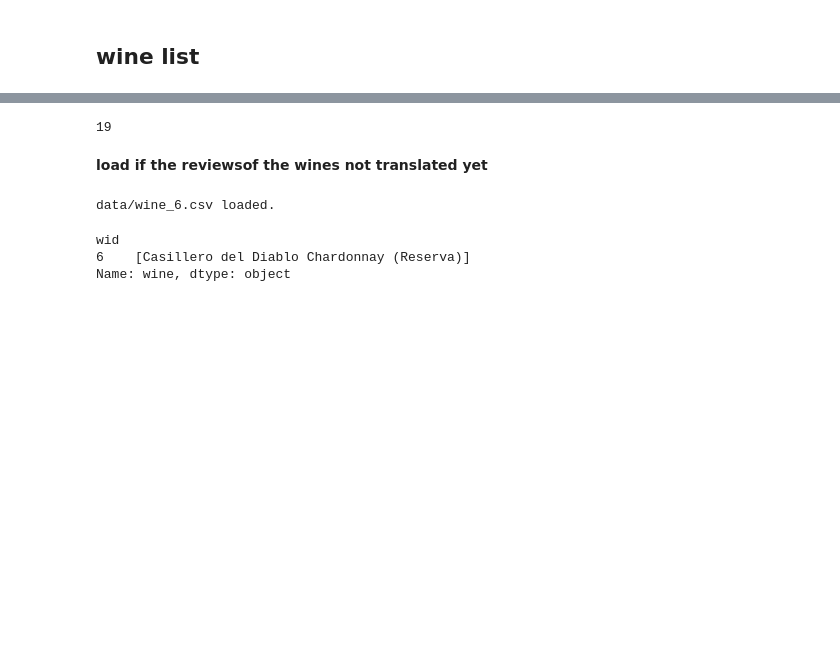
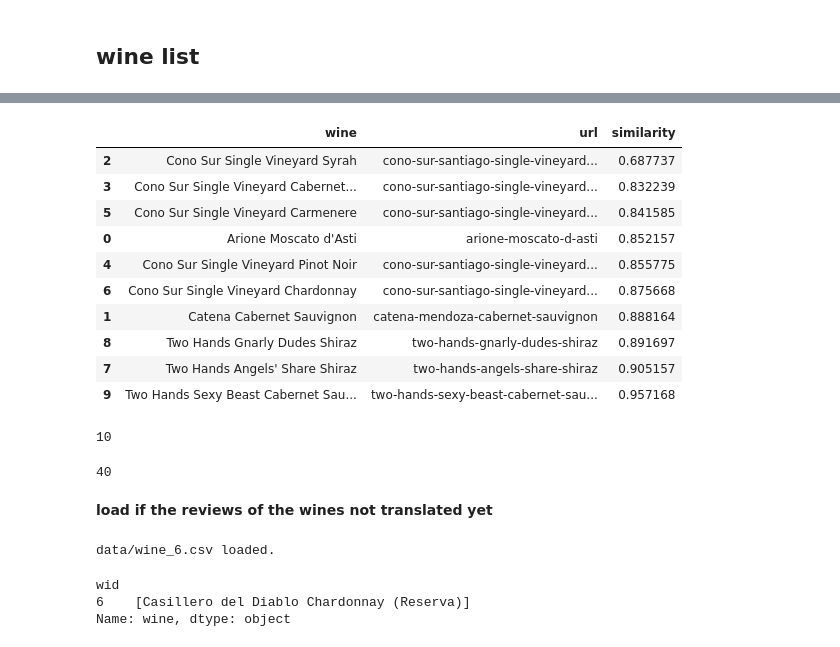
Before and after one commit to lbk209/topic_modeling, a Jupyter notebook: vivino_community_reviews.ipynb, the cells around one changed output, grey strips where cells are left out. Drawn from its saved outputs; the diff is of its cells as text; code cells hidden in the pictures; blank space fills up the shorter version.

```diff
--- a/vivino_community_reviews.ipynb
+++ b/vivino_community_reviews.ipynb
@@ -123,0 +98,15 @@ https://www.vivino.com/bread-and-butter-cabernet-sauvignon-california-red-wine/w
+# %%
+from sentence_transformers import SentenceTransformer, util
+
+def check_wines(wines, split='/'):
+    model = SentenceTransformer('sentence-transformers/all-MiniLM-L6-v2')
+    encode = lambda x: model.encode(x, convert_to_tensor=True)
+    for name, url in wines.items():
+        e1 = encode(name)
+        parts = url.split(split)
+        csims = [util.pytorch_cos_sim(e1, encode(x)) for x in parts]
+        mc = max(csims)
+        name2 = parts[csims.index(mc)]
+        print(f'{mc.item():.2f}) {name}: {name2}')
+
+check_wines(wines)
@@ -124,8 +138,56 @@ https://www.vivino.com/bread-and-butter-cabernet-sauvignon-california-red-wine/w
+# %%
+from sentence_transformers import SentenceTransformer, util
+
+def check_wines(wines, split='/'):
+    model = SentenceTransformer('sentence-transformers/all-MiniLM-L6-v2')
+    encode = lambda x: model.encode(x, convert_to_tensor=True)
+
+    list_n = list()
+    list_u = list()
+    list_s = list()
+
+    for name, url in wines.items():
+        e1 = encode(name)
+        parts = url.split(split)
+        csims = [util.pytorch_cos_sim(e1, encode(x)) for x in parts]
+        mc = max(csims).item()
+        name2 = parts[csims.index(mc)]
+        #print(f'{mc.item():.2f}) {name}: {name2}')
+        list_n.append(name)
+        list_u.append(name2)
+        list_s.append(mc)
+
+    return (pd.DataFrame()
+            .from_dict({'wine':list_n, 'url':list_u, 'similarity': list_s})
+           .sort_values('similarity'))
+
+df = check_wines(wines)
+df
+# %% [output]
+|  | wine | url | similarity |
+| 2 | Cono Sur Single Vineyard Syrah | cono-sur-santiago-single-vineyard... | 0.687737 |
+| 3 | Cono Sur Single Vineyard Cabernet... | cono-sur-santiago-single-vineyard... | 0.832239 |
+| 5 | Cono Sur Single Vineyard Carmenere | cono-sur-santiago-single-vineyard... | 0.841585 |
+| 0 | Arione Moscato d'Asti | arione-moscato-d-asti | 0.852157 |
+| 4 | Cono Sur Single Vineyard Pinot Noir | cono-sur-santiago-single-vineyard... | 0.855775 |
+| 6 | Cono Sur Single Vineyard Chardonnay | cono-sur-santiago-single-vineyard... | 0.875668 |
+| 1 | Catena Cabernet Sauvignon | catena-mendoza-cabernet-sauvignon | 0.888164 |
+| 8 | Two Hands Gnarly Dudes Shiraz | two-hands-gnarly-dudes-shiraz | 0.891697 |
+| 7 | Two Hands Angels' Share Shiraz | two-hands-angels-share-shiraz | 0.905157 |
+| 9 | Two Hands Sexy Beast Cabernet Sau... | two-hands-sexy-beast-cabernet-sau... | 0.957168 |
+# %%
+f = 'data/wines_to_collect.txt'
+
+with open(f, 'r') as file:
+    w = file.read()
+
+w = w.strip('\n').split('\n')
+wines = {w[i]:w[i+1] for i in range(0, len(w), 2)}
+len(wines)
+# %% [output]
+10
 # %%
-w = w.strip('\n').split('\n')
-wines = {w[i]:w[i+1] for i in range(0, len(w), 2)}
-
 id_start = df_reviews.wid.max() + 1
 id_start
 # %% [output]
-19
+40
@@ -136,5 +194,5 @@ idx = 2
 # %% [markdown]
-**load if the reviewsof the wines not translated yet**
+**load if the reviews of the wines not translated yet**
 # %%
 #files = []
 files = ['wine_6']
```
Also changed, not shown: parts of 30 cells of this notebook.
